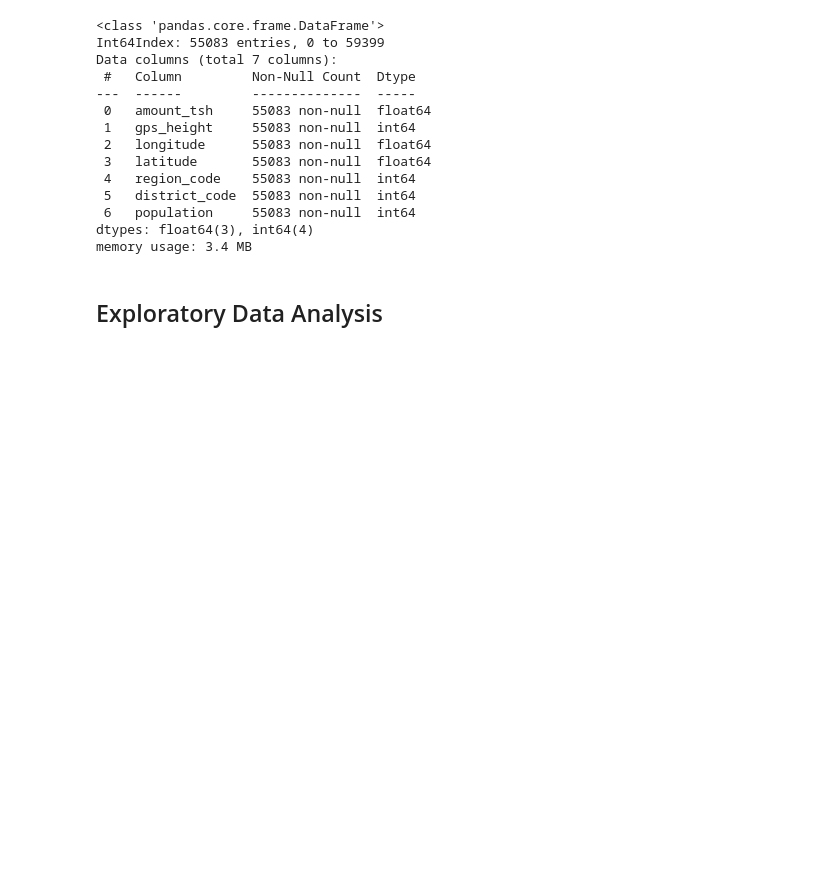
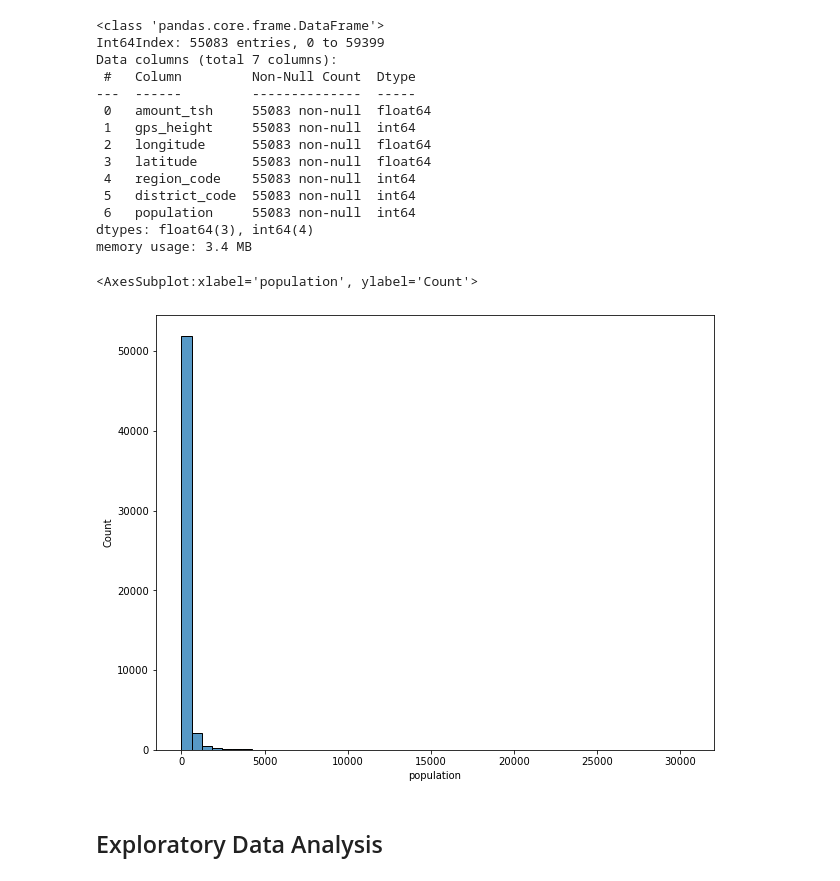
Before and after one commit to Rhino-byte/Tz_Boreholes, a Jupyter notebook: student.ipynb, the cells around one changed output. Saved outputs shown, nothing was run; the diff lists cells and outputs as text; code cells hidden in the pictures; blank space fills up the shorter version.

```diff
--- a/student.ipynb
+++ b/student.ipynb
@@ -110,6 +196,6 @@ Index(['id', 'status_group', 'amount_tsh', 'date_recorded', 'funder',
 # %%
 # Drop Columns
-columns_drop = ['id','scheme_name','funder','num_private','subvillage','lga','ward','recorded_by','scheme_name',
+columns_drop = ['id','scheme_name','num_private','subvillage','lga','ward','recorded_by','scheme_name',
                 'construction_year','extraction_type','extraction_type_group','management','payment_type','quality_group',
                 'quantity_group','source', 'source_type','waterpoint_type']
 
@@ -130,7 +219,8 @@ scheme_management    3654
 permit               2756
 dtype: int64
 # %%
-new_data.fillna("missing_val").isna().sum()
+new_data.fillna("missing",inplace=True)
+new_data.isna().sum()
 # %% [output]
 status_group             0
 amount_tsh               0
@@ -167,6 +261,13 @@ Data columns (total 7 columns):
  6   population     55083 non-null  int64
 dtypes: float64(3), int64(4)
 memory usage: 3.4 MB
+# %%
+numeric_data = new_data.select_dtypes(include='number')
+plt.figure(figsize=(10,8))
+sns.histplot(numeric_data,x='population',bins=50)
+# %% [output]
+<AxesSubplot:xlabel='population', ylabel='Count'>
+[figure, added]
 # %% [markdown]
 ## Exploratory Data Analysis
 # %% [markdown]
```
Also changed, not shown: parts of 28 cells of this notebook.
